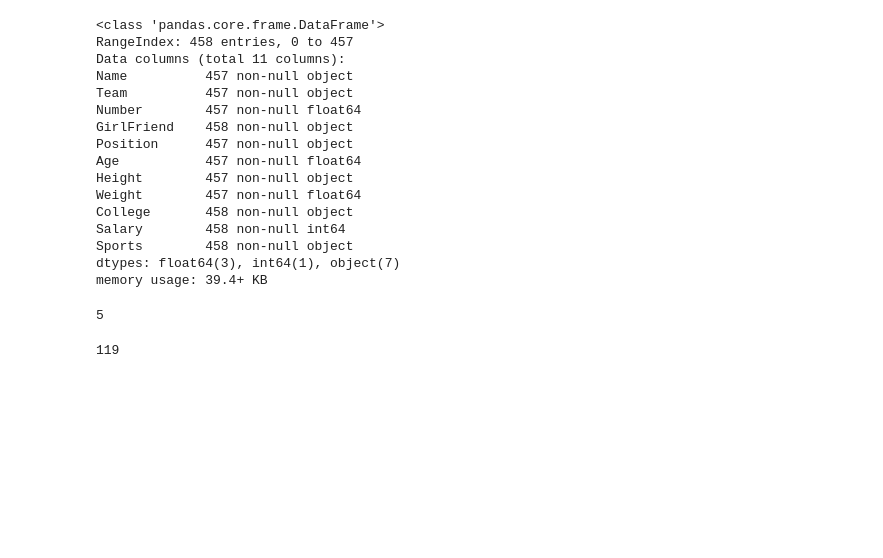
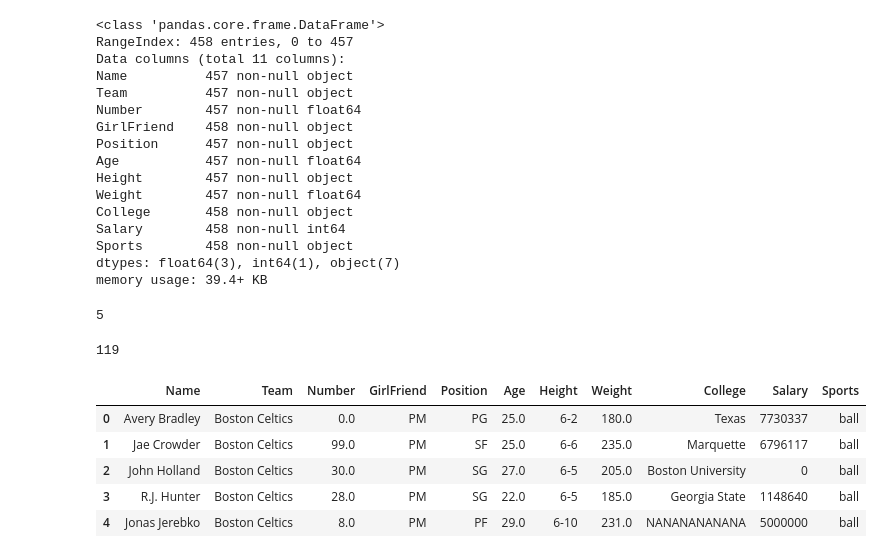
Before and after one commit to priyamatnani/pandas_practice, a Jupyter notebook: Dataframe 1.ipynb, the cells around one changed output. Saved outputs shown, nothing was run; the diff lists cells and outputs as text; code cells hidden in the pictures; blank space fills up the shorter version.

```diff
--- a/Dataframe 1.ipynb
+++ b/Dataframe 1.ipynb
@@ -316,3 +316,12 @@ nba["Position"].nunique()
 nba["College"].nunique()
 # %% [output]
 119
+# %%
+nba.head()
+# %% [output]
+|  | Name | Team | Number | GirlFriend | Position | Age | Height | Weight | College | Salary | Sports |
+| 0 | Avery Bradley | Boston Celtics | 0.0 | PM | PG | 25.0 | 6-2 | 180.0 | Texas | 7730337 | ball |
+| 1 | Jae Crowder | Boston Celtics | 99.0 | PM | SF | 25.0 | 6-6 | 235.0 | Marquette | 6796117 | ball |
+| 2 | John Holland | Boston Celtics | 30.0 | PM | SG | 27.0 | 6-5 | 205.0 | Boston University | 0 | ball |
+| 3 | R.J. Hunter | Boston Celtics | 28.0 | PM | SG | 22.0 | 6-5 | 185.0 | Georgia State | 1148640 | ball |
+| 4 | Jonas Jerebko | Boston Celtics | 8.0 | PM | PF | 29.0 | 6-10 | 231.0 | NANANANANANA | 5000000 | ball |
```
Also changed, not shown: parts of 3 cells of this notebook.
